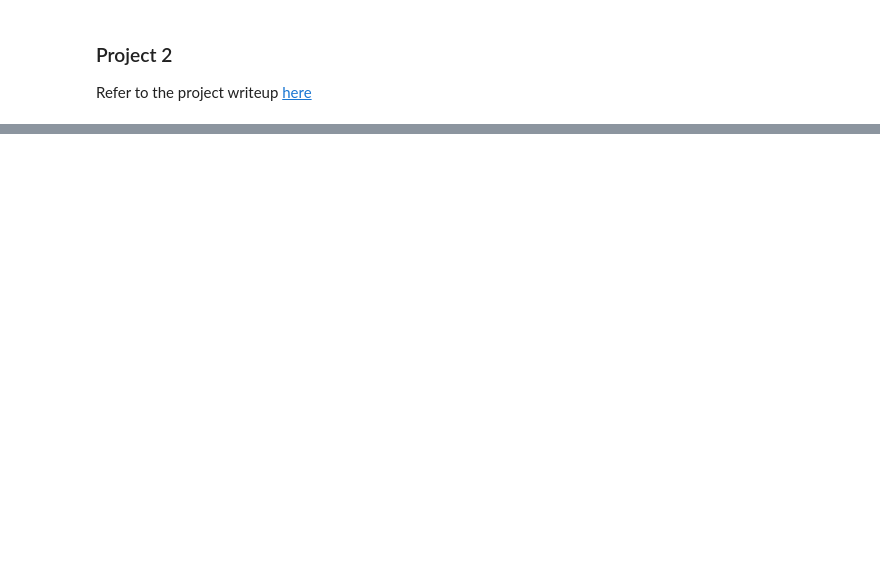
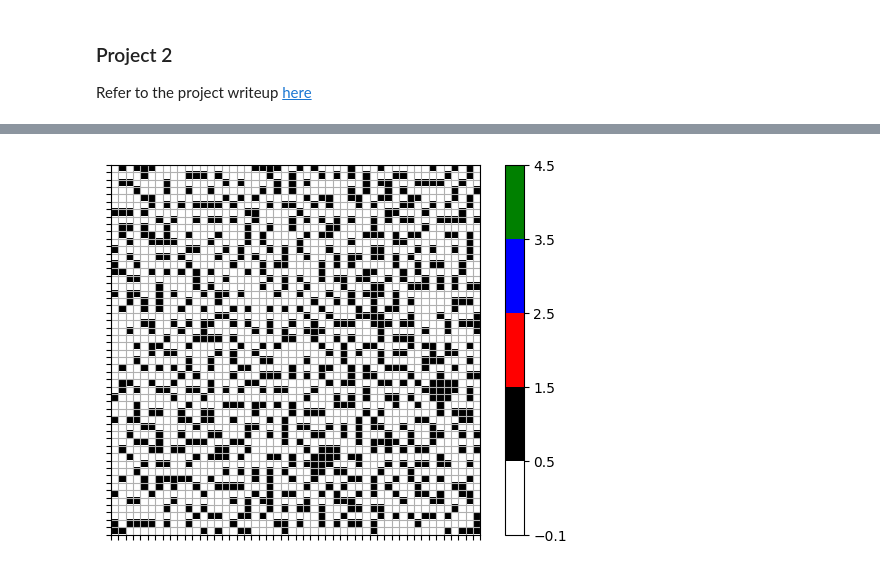
Before and after one commit to chiraggodha/AI-Project-2, a Jupyter notebook: main.ipynb, the cells around one changed output, grey strips where cells are left out. Cells and saved outputs as stored; diff of their text form; code cells hidden in the pictures; blank space fills up the shorter version.

```diff
--- a/main.ipynb
+++ b/main.ipynb
@@ -68,0 +117,7 @@ def updateProbs(currProbs, senseRes, ship, dist, alpha, probs):
+# %%
+space_ship = ship.CreateShip(50)
+space_ship.OpenShip()
+space_ship.populateClosedCells()
+space_ship.ShowShip()
+# %% [output]
+[figure, added]
```
Also changed, not shown: parts of 6 cells of this notebook, 1 other file.
